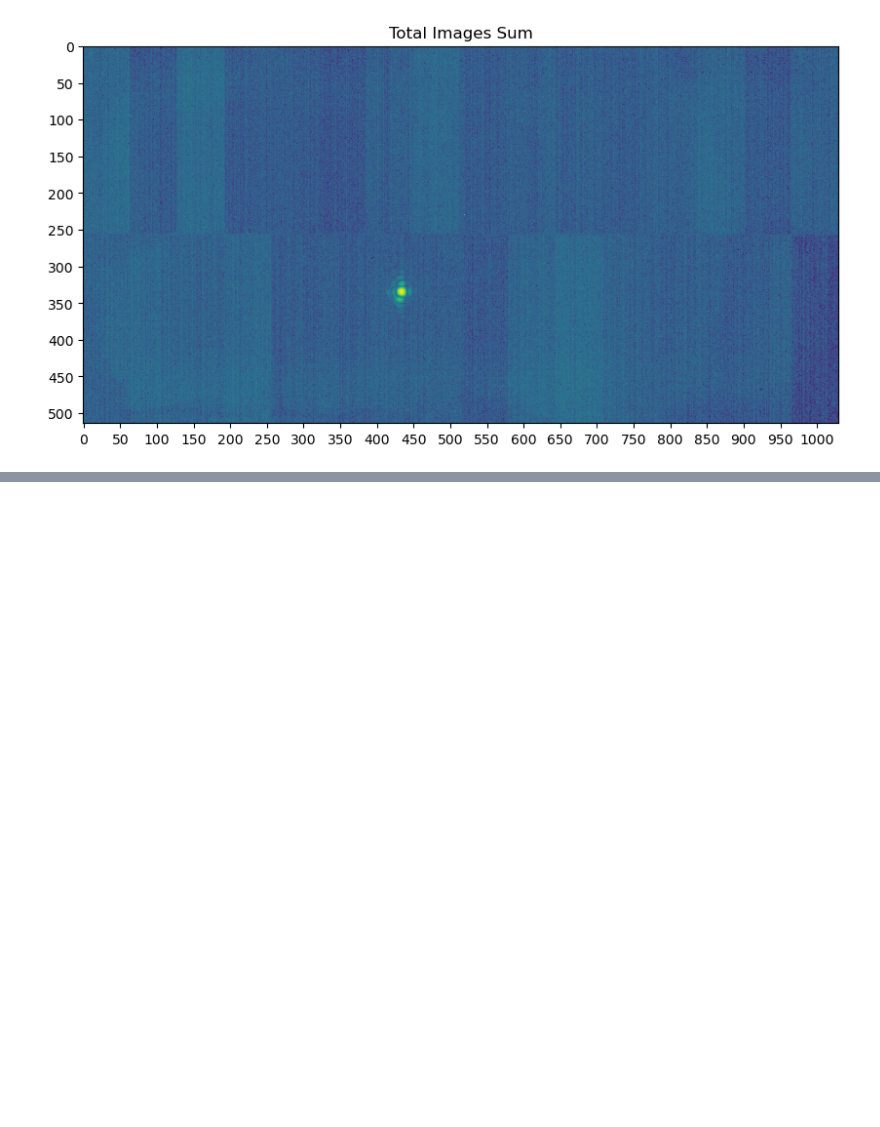
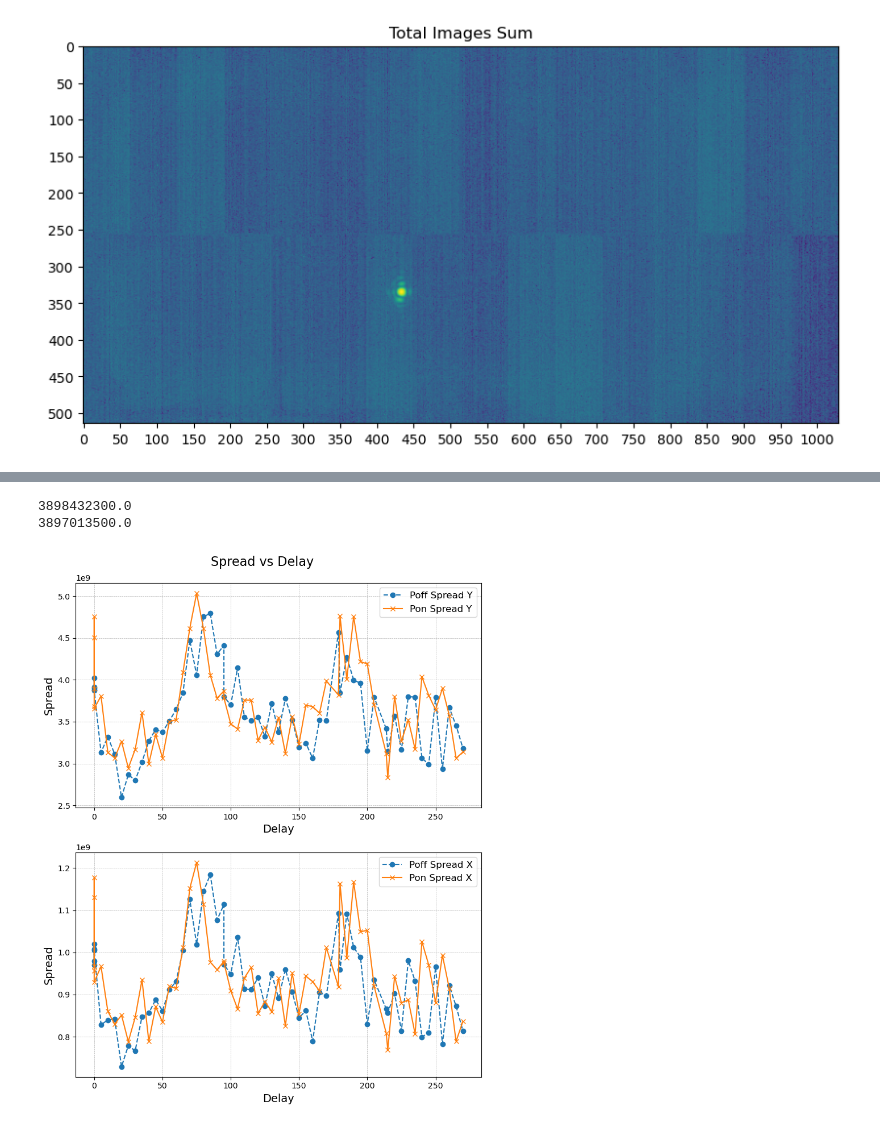
Before and after one commit to SJB7777/STO-XFEL, a Jupyter notebook: notebooks/com.ipynb, the cells around one changed output, grey strips where cells are left out. Drawn from its saved outputs; the diff is of its cells as text; code cells hidden in the pictures; blank space fills up the shorter version.

```diff
--- a/notebooks/com.ipynb
+++ b/notebooks/com.ipynb
@@ -145,0 +178,28 @@ Spread (Variance): σ_x^2 = 853034891.7874893, σ_y^2 = 3285228181.3266206
+# %%
+print(poff_features["spread_y"][0])
+print(pon_features["spread_y"][0])
+# %% [output]
+3898432300.0
+3897013500.0
+# %%
+fig, ax = plt.subplots(2, 1, figsize=(8, 10))
+
+ax[0].plot(delays, poff_features["spread_y"], "o--", label="Poff Spread Y")
+ax[0].plot(delays, pon_features["spread_y"], "x-", label="Pon Spread Y")
+ax[1].plot(delays, poff_features["spread_x"], "o--", label="Poff Spread X")
+ax[1].plot(delays, pon_features["spread_x"], "x-", label="Pon Spread X")
+
+fig.suptitle("Spread vs Delay", fontsize=16)
+ax[0].set_xlabel("Delay", fontsize=14)
+ax[0].set_ylabel("Spread", fontsize=14)
+ax[1].set_xlabel("Delay", fontsize=14)
+ax[1].set_ylabel("Spread", fontsize=14)
+
+ax[0].legend(fontsize=12)
+ax[0].grid(True, which='both', linestyle='--', linewidth=0.5)
+ax[1].legend(fontsize=12)
+ax[1].grid(True, which='both', linestyle='--', linewidth=0.5)
+
+plt.tight_layout();
+# %% [output]
+[figure, added]
```
Also changed, not shown: parts of 9 cells of this notebook.
